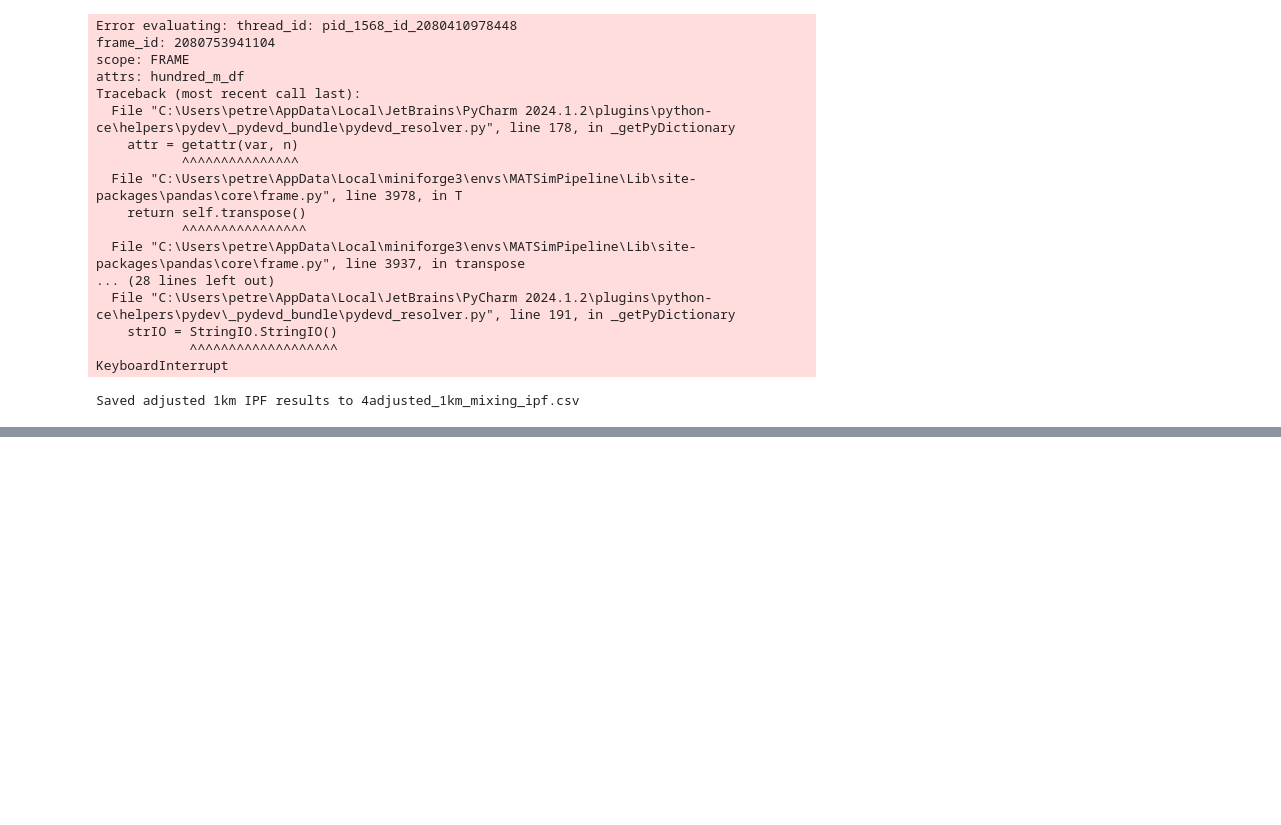
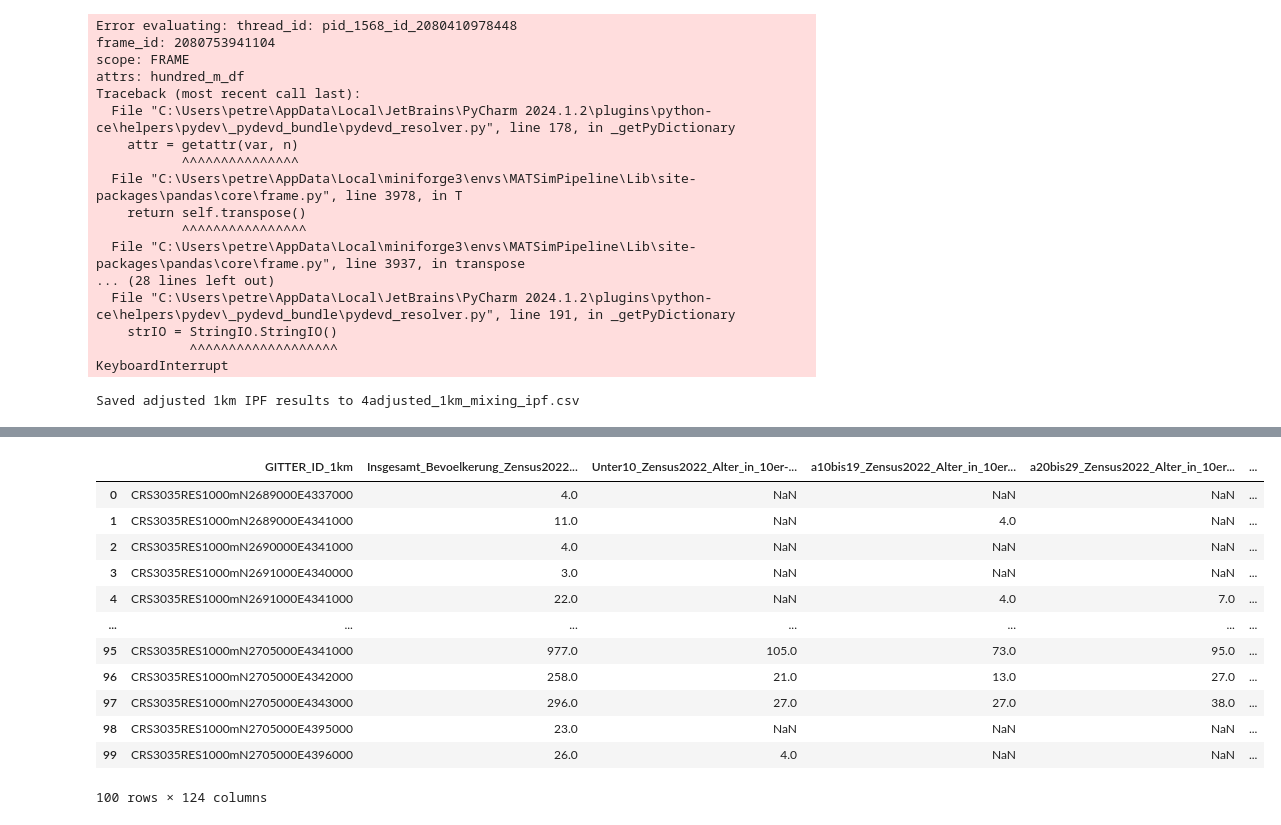
Before and after one commit to TUBS-IVS/MATSimPipeline, a Jupyter notebook: synthesis/synthetic_population/data_prep.ipynb, the cells around one changed output, grey strips where cells are left out. Saved outputs shown, nothing was run; the diff lists cells and outputs as text; code cells hidden in the pictures; blank space fills up the shorter version.

```diff
--- a/synthesis/synthetic_population/data_prep.ipynb
+++ b/synthesis/synthetic_population/data_prep.ipynb
@@ -837,0 +1198,16 @@ print(distro_diffs.max())
+# %%
+merged_1km.head(100)
+# %% [output]
+|  | GITTER_ID_1km | Insgesamt_Bevoelkerung_Zensus2022... | Unter10_Zensus2022_Alter_in_10er-... | a10bis19_Zensus2022_Alter_in_10er... | a20bis29_Zensus2022_Alter_in_10er... | ... |
+| 0 | CRS3035RES1000mN2689000E4337000 | 4.0 | NaN | NaN | NaN | ... |
+| 1 | CRS3035RES1000mN2689000E4341000 | 11.0 | NaN | 4.0 | NaN | ... |
+| 2 | CRS3035RES1000mN2690000E4341000 | 4.0 | NaN | NaN | NaN | ... |
+| 3 | CRS3035RES1000mN2691000E4340000 | 3.0 | NaN | NaN | NaN | ... |
+| 4 | CRS3035RES1000mN2691000E4341000 | 22.0 | NaN | 4.0 | 7.0 | ... |
+| ... | ... | ... | ... | ... | ... | ... |
+| 95 | CRS3035RES1000mN2705000E4341000 | 977.0 | 105.0 | 73.0 | 95.0 | ... |
+| 96 | CRS3035RES1000mN2705000E4342000 | 258.0 | 21.0 | 13.0 | 27.0 | ... |
+| 97 | CRS3035RES1000mN2705000E4343000 | 296.0 | 27.0 | 27.0 | 38.0 | ... |
+| 98 | CRS3035RES1000mN2705000E4395000 | 23.0 | NaN | NaN | NaN | ... |
+| 99 | CRS3035RES1000mN2705000E4396000 | 26.0 | 4.0 | NaN | NaN | ... |
+100 rows × 124 columns
```
Also changed, not shown: parts of 15 cells of this notebook, 3 other files.
